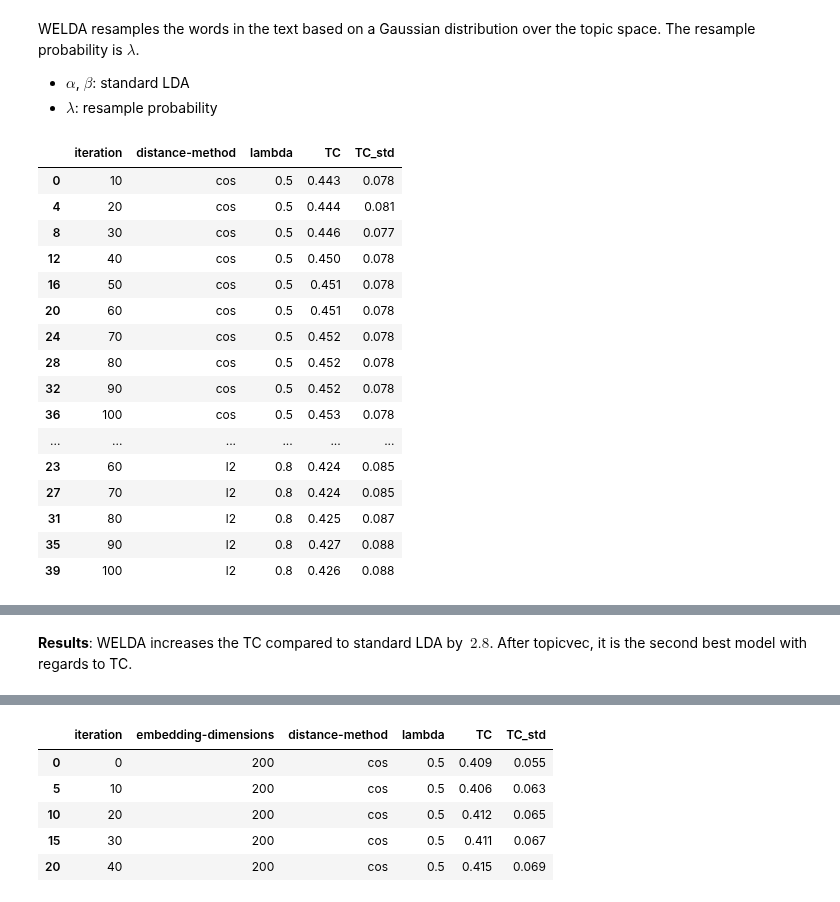
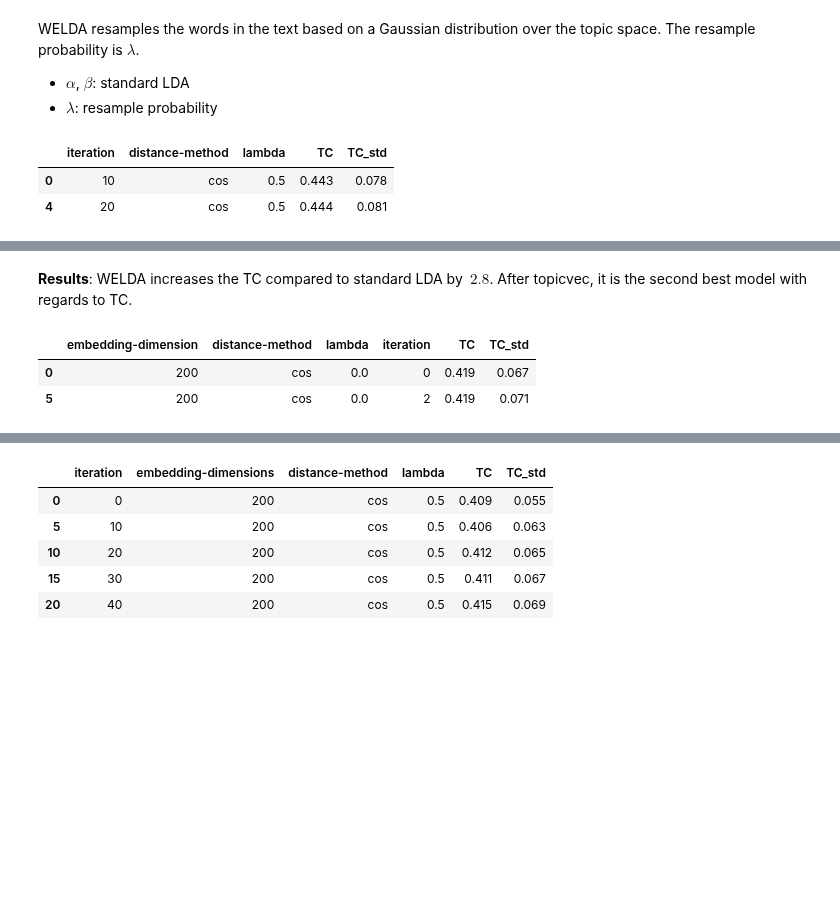
Before and after one commit to knub/master-thesis, a Jupyter notebook: notebooks/Competitive Evaluation.ipynb, the cells around one changed output, grey strips where cells are left out. Saved outputs shown, nothing was run; the diff lists cells and outputs as text; code cells hidden in the pictures; blank space fills up the shorter version.

```diff
--- a/notebooks/Competitive Evaluation.ipynb
+++ b/notebooks/Competitive Evaluation.ipynb
@@ -8,6 +8,7 @@
 import itertools
 import logging
 from functools import partial
+from collections import defaultdict
 
 import gensim
 import matplotlib
@@ -22,7 +23,9 @@ from sklearn.cross_validation import train_test_split
 from sklearn.decomposition import PCA, RandomizedPCA
 from sklearn.manifold import TSNE
 from sklearn import svm, metrics
+from multiprocessing import Pool
+from knub.thesis.util import *
 
-from knub.thesis.util import *
+pnd.set_option("display.max_colwidth", 200)
 # %% [markdown]
 ## Topic Coherence
@@ -325,26 +354,12 @@ WELDA resamples the words in the text based on a Gaussian distribution over the
 # %%
 df_tc_welda = load_topic_coherence("gaussian_welda.txt")
 df_tc_welda.columns = ["iteration", "distance-method", "lambda", "TC", "TC_std"]
 df_tc_welda = df_tc_welda.sort_values(["distance-method", "lambda", "iteration"])
-df_tc_welda
+df_tc_welda.head(2)
 # %% [output]
 |  | iteration | distance-method | lambda | TC | TC_std |
 | 0 | 10 | cos | 0.5 | 0.443 | 0.078 |
 | 4 | 20 | cos | 0.5 | 0.444 | 0.081 |
-| 8 | 30 | cos | 0.5 | 0.446 | 0.077 |
-| 12 | 40 | cos | 0.5 | 0.450 | 0.078 |
-| 16 | 50 | cos | 0.5 | 0.451 | 0.078 |
-| 20 | 60 | cos | 0.5 | 0.451 | 0.078 |
-| 24 | 70 | cos | 0.5 | 0.452 | 0.078 |
-| 28 | 80 | cos | 0.5 | 0.452 | 0.078 |
-| 32 | 90 | cos | 0.5 | 0.452 | 0.078 |
-| 36 | 100 | cos | 0.5 | 0.453 | 0.078 |
-| ... | ... | ... | ... | ... | ... |
-| 23 | 60 | l2 | 0.8 | 0.424 | 0.085 |
-| 27 | 70 | l2 | 0.8 | 0.424 | 0.085 |
-| 31 | 80 | l2 | 0.8 | 0.425 | 0.087 |
-| 35 | 90 | l2 | 0.8 | 0.427 | 0.088 |
-| 39 | 100 | l2 | 0.8 | 0.426 | 0.088 |
 # %%
 plot_iteration_for(df_tc_welda, ["distance-method", "lambda"])
 # %% [output]
@@ -353,3 +368,12 @@ plot_iteration_for(df_tc_welda, ["distance-method", "lambda"])
 # %% [markdown]
 **Results**:
 WELDA increases the TC compared to standard LDA by $~ 2.8$. After topicvec, it is the second best model with regards to TC.
+# %%
+df_tc_welda_2 = load_topic_coherence("gaussian_welda2.txt")
+df_tc_welda_2.columns = ["embedding-dimension", "distance-method", "lambda", "iteration", "TC", "TC_std"]
+df_tc_welda_2 = df_tc_welda_2.sort_values(["lambda", "iteration"])
+df_tc_welda_2.head(2)
+# %% [output]
+|  | embedding-dimension | distance-method | lambda | iteration | TC | TC_std |
+| 0 | 200 | cos | 0.0 | 0 | 0.419 | 0.067 |
+| 5 | 200 | cos | 0.0 | 2 | 0.419 | 0.071 |
```
Also changed, not shown: parts of 30 cells of this notebook.
